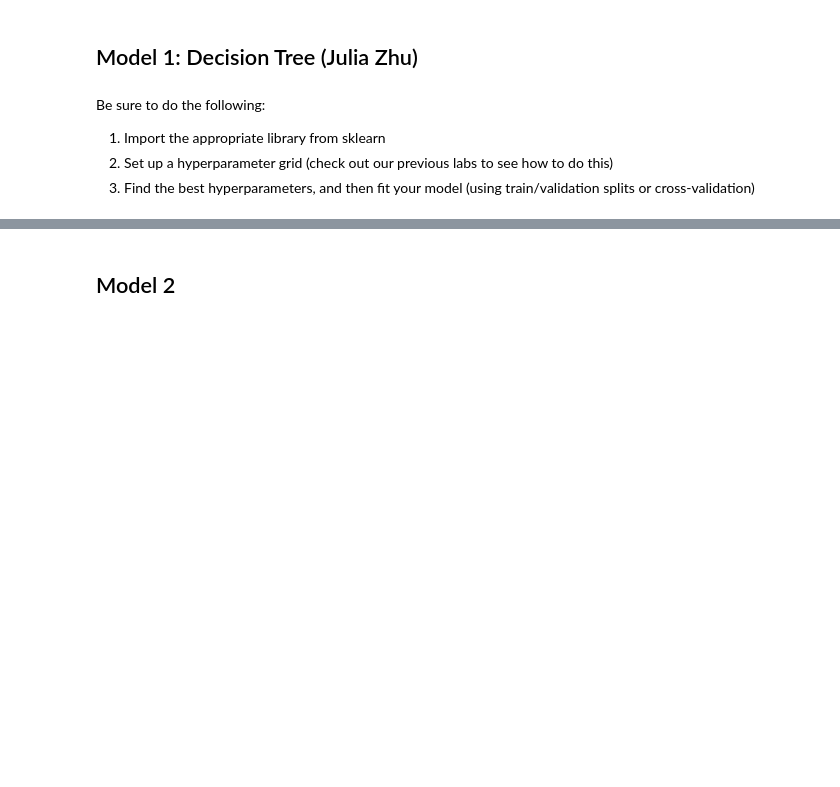
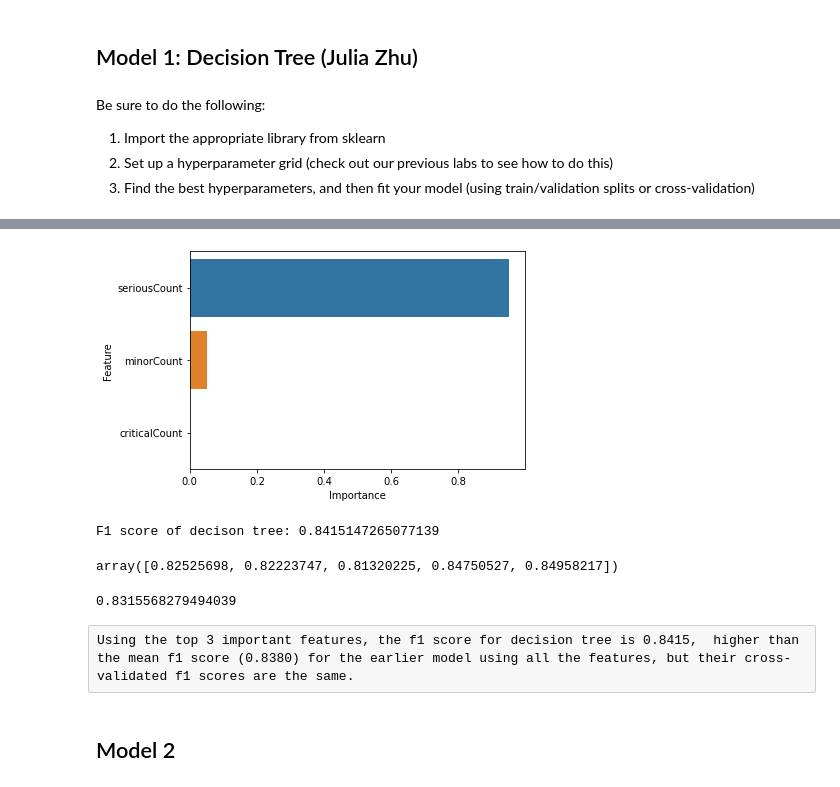
Before and after one commit to xueqinlin22/CSS_Project3_Team3_Fall2022, a Jupyter notebook: Project 3 Students(Zhu. 3:11).ipynb, the cells around one changed output, grey strips where cells are left out. Saved outputs shown, nothing was run; the diff lists cells and outputs as text; code cells hidden in the pictures; blank space fills up the shorter version.

```diff
--- a/Project 3 Students(Zhu. 3:11).ipynb
+++ b/Project 3 Students(Zhu. 3:11).ipynb
@@ -293,3 +313,35 @@ A model with high recall but low precision score returns many positive results,
+# %%
+# filter features based on feature importance
+feat_importances = pd.concat([pd.DataFrame(X.columns),pd.DataFrame(np.transpose(dtree_gscv2.best_estimator_.feature_importances_))], axis = 1)
+feat_importances.columns = ["Feature", "Importance"]
+sns.barplot(x = "Importance", y = "Feature", data = feat_importances.nlargest(3, 'Importance'))
+plt.show()
+# %% [output]
+[figure, added]
+# %%
+# refit the tree using only top 3 features
+
+important_features = feat_importances.nlargest(3, 'Importance')['Feature']
+X_reduced = X[X.columns[X.columns.isin(important_features)]]
+X_trainR, X_valR, y_trainR, y_valR = train_test_split(X_reduced, y, train_size = .80, test_size=0.20,
+                                                   stratify=y)
+
+dtree_gscv3 = GridSearchCV(clff, tree_param, cv=5, scoring = "f1")
+dtree_gscv3.fit(X_trainR, y_trainR)
+best_dtree_pred3 = dtree_gscv3.best_estimator_.predict(X_valR)
+
+print("F1 score of decison tree:", f1_score(y_valR, best_dtree_pred3))
+scores2 = cross_val_score(dtree_gscv3.best_estimator_, X_reduced, y, cv=5,scoring = "f1")
+scores2
+# %% [output]
+F1 score of decison tree: 0.8415147265077139
+array([0.82525698, 0.82223747, 0.81320225, 0.84750527, 0.84958217])
+# %%
+scores2.mean()
+# %% [output]
+0.8315568279494039
+# %% [raw]
+Using the top 3 important features, the f1 score for decision tree is 0.8415,  higher than the mean f1 score (0.8380) for the earlier model using all the features, but their cross-validated f1 scores are the same.
 # %% [markdown]
 ## Model 2
 # %% [markdown]
```
Also changed, not shown: parts of 12 cells of this notebook.
